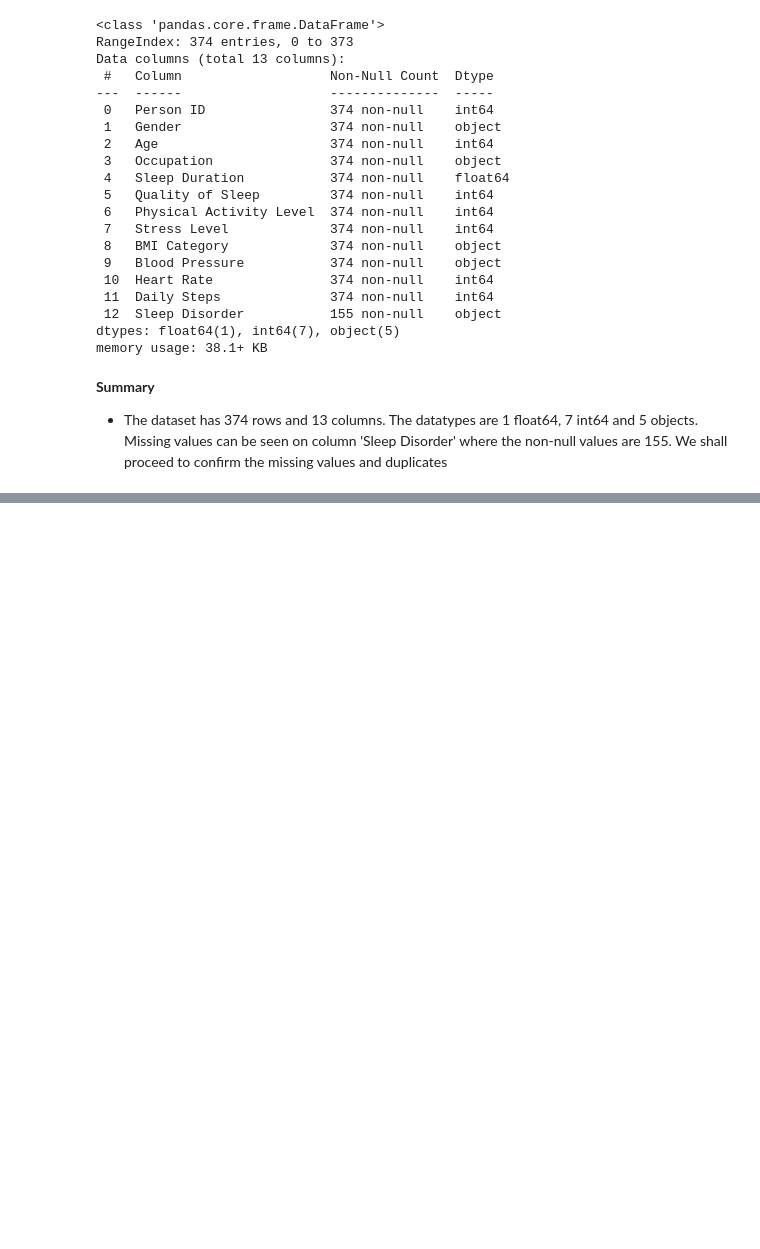
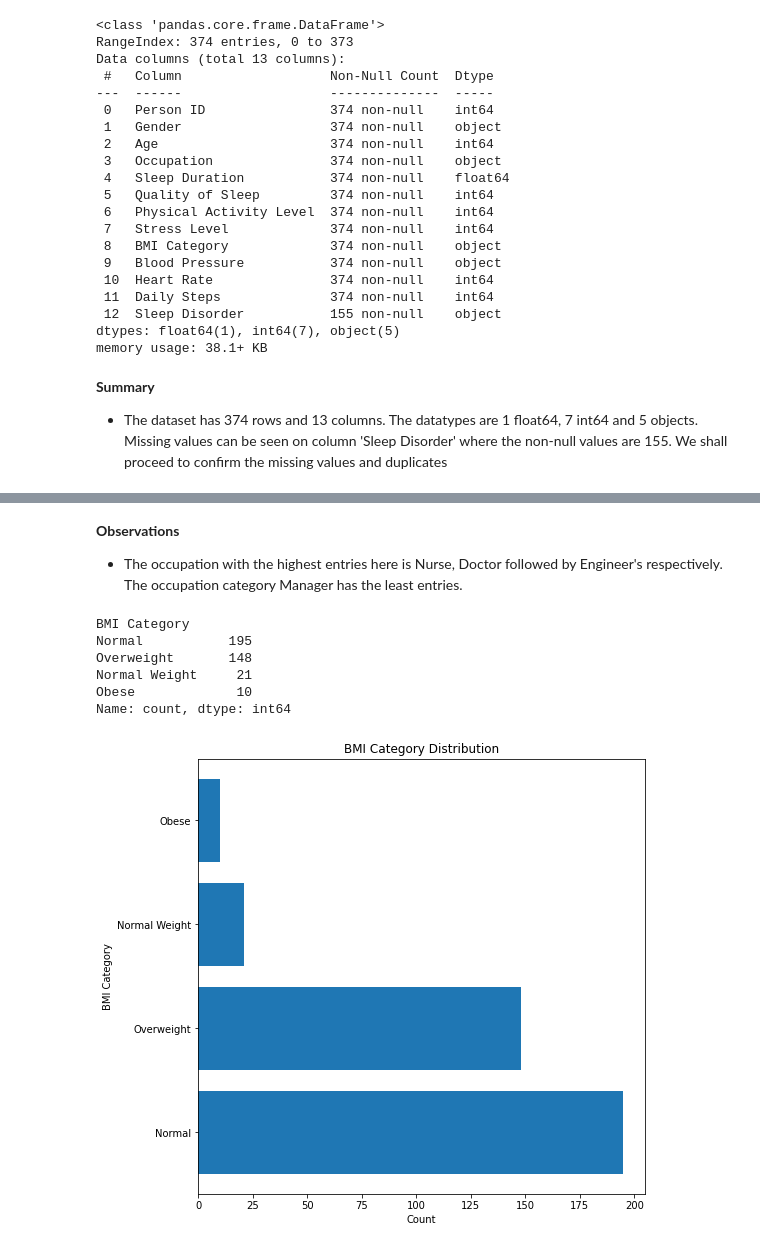
Before and after one commit to jgatharia/Health_and_Sleep_Relation_Project, a Jupyter notebook: health_and_wellness.ipynb, the cells around one changed output, grey strips where cells are left out. Cells and saved outputs as stored; diff of their text form; code cells hidden in the pictures; blank space fills up the shorter version.

```diff
--- a/health_and_wellness.ipynb
+++ b/health_and_wellness.ipynb
@@ -79,0 +240,22 @@ memory usage: 38.1+ KB
+# %% [markdown]
+**Observations**
+
+* The occupation with the highest entries here is Nurse, Doctor followed by Engineer's respectively. The occupation category Manager has the least entries.
+# %%
+#BMI Category distribution
+bmi_cat_dist = health_wellness_df['BMI Category'].value_counts()
+print(bmi_cat_dist)
+fig, ax = plt.subplots(figsize=(8,8))
+plt.barh(bmi_cat_dist.index, bmi_cat_dist.values)
+plt.ylabel('BMI Category')
+plt.xlabel('Count')
+plt.title('BMI Category Distribution')
+plt.show();
+# %% [output]
+BMI Category
+Normal           195
+Overweight       148
+Normal Weight     21
+Obese             10
+Name: count, dtype: int64
+[figure, added]
```
Also changed, not shown: parts of 17 cells of this notebook.
